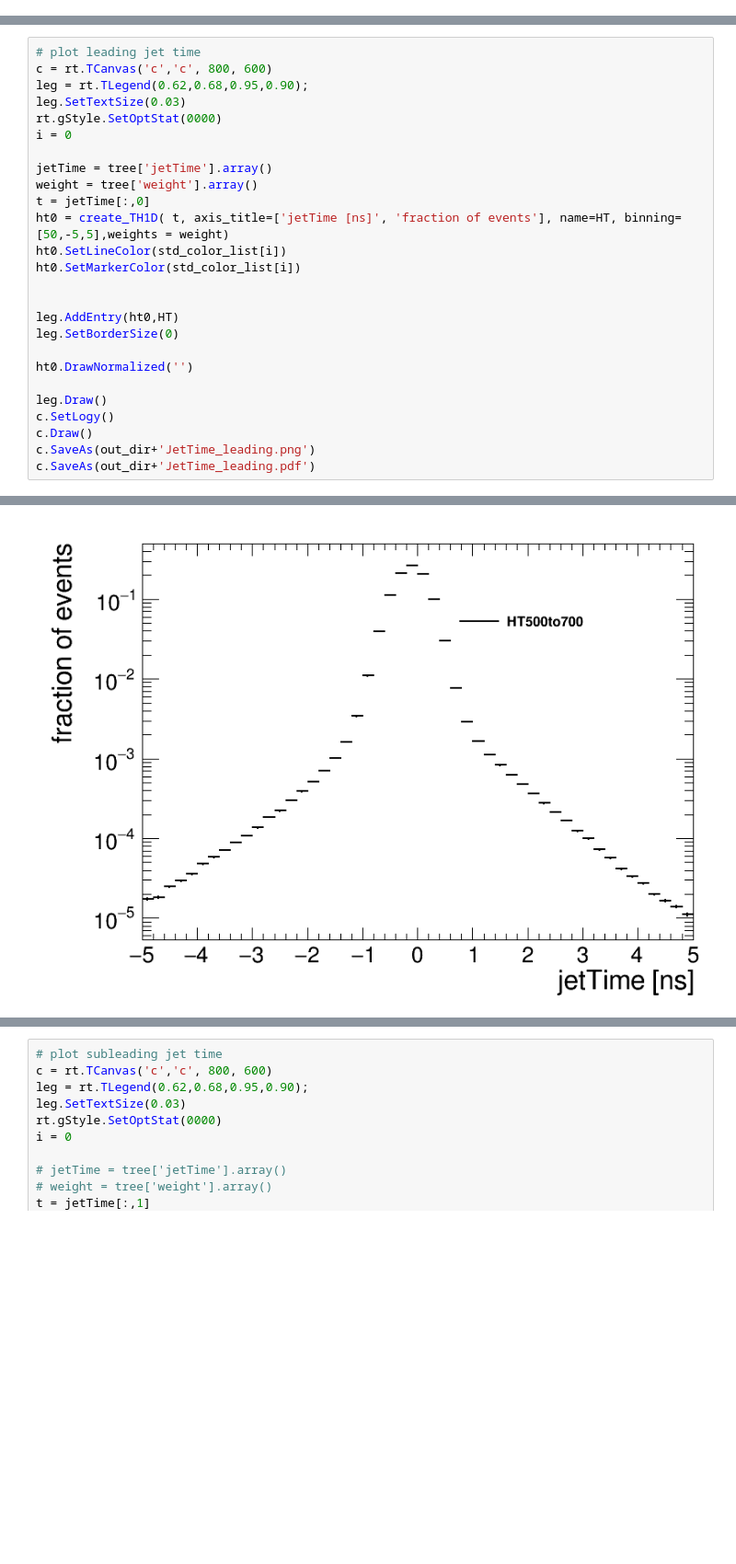
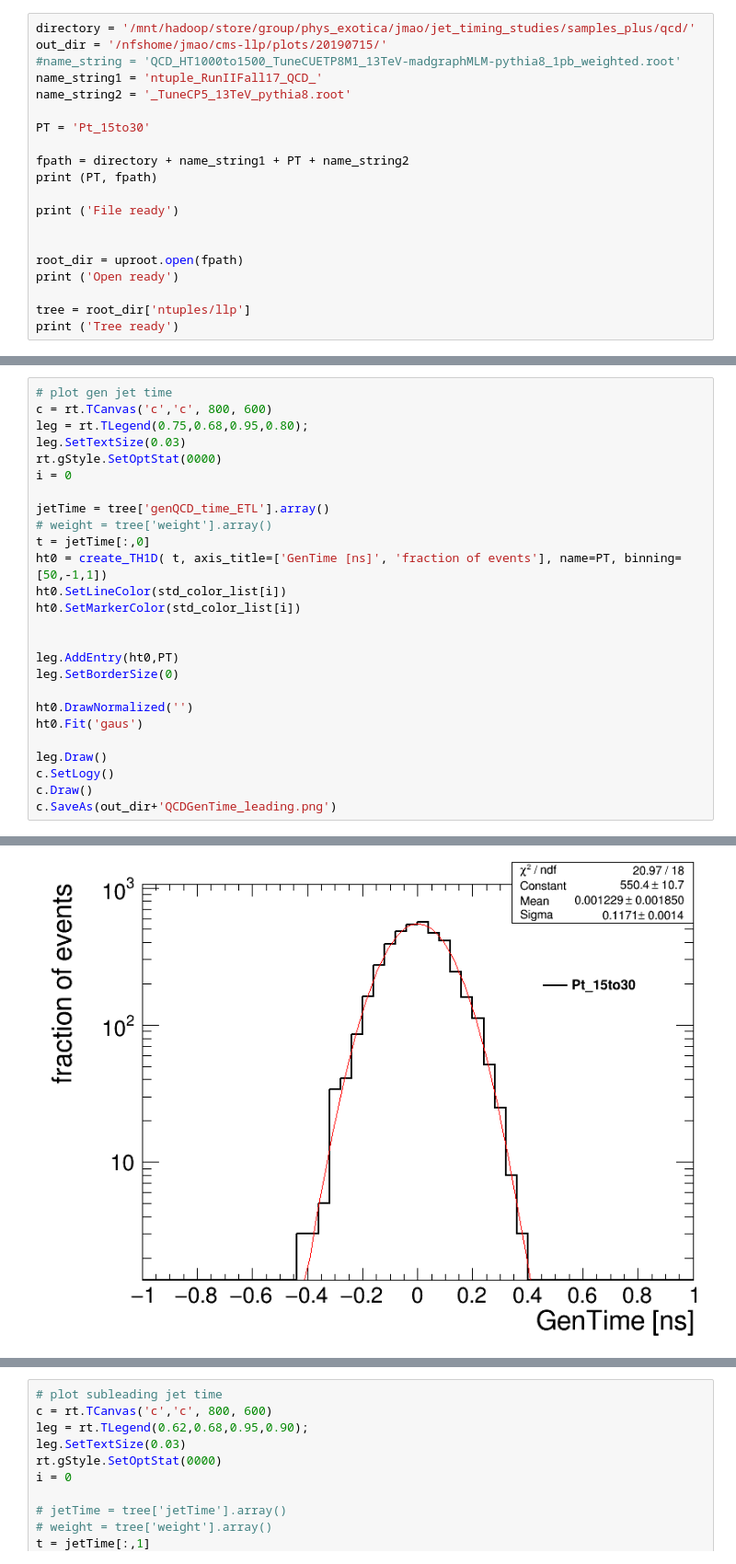
Before and after one commit to cms-lpc-llp/delayed_jet_analyzer, a Jupyter notebook: plot_scripts/event_selection/QCD_Inclusive_timing_study_193psBS_ETL.ipynb, the cells around one changed output, grey strips where cells are left out. Shown at 92% size. Drawn from its saved outputs; the diff is of its cells as text; blank space fills up the shorter version.

```diff
--- a/plot_scripts/event_selection/QCD_Inclusive_timing_study.ipynb
+++ b/plot_scripts/event_selection/QCD_Inclusive_timing_study_193psBS_ETL.ipynb
@@ -69,0 +27,20 @@ Tree ready
+# %%
+directory = '/mnt/hadoop/store/group/phys_exotica/jmao/jet_timing_studies/samples_plus/qcd/'
+out_dir = '/nfshome/jmao/cms-llp/plots/20190715/'
+#name_string = 'QCD_HT1000to1500_TuneCUETP8M1_13TeV-madgraphMLM-pythia8_1pb_weighted.root'
+name_string1 = 'ntuple_RunIIFall17_QCD_'
+name_string2 = '_TuneCP5_13TeV_pythia8.root'
+
+PT = 'Pt_15to30'
+
+fpath = directory + name_string1 + PT + name_string2
+print (PT, fpath)
+
+print ('File ready')
+
+
+root_dir = uproot.open(fpath)
+print ('Open ready')
+
+tree = root_dir['ntuples/llp']
+print ('Tree ready')
@@ -70,27 +54,27 @@ Tree ready
 # %%
-# plot leading jet time
+# plot gen jet time
 c = rt.TCanvas('c','c', 800, 600)
-leg = rt.TLegend(0.62,0.68,0.95,0.90);
+leg = rt.TLegend(0.75,0.68,0.95,0.80);
 leg.SetTextSize(0.03)
 rt.gStyle.SetOptStat(0000)
 i = 0
 
-jetTime = tree['jetTime'].array()
-weight = tree['weight'].array()
+jetTime = tree['genQCD_time_ETL'].array()
+# weight = tree['weight'].array()
 t = jetTime[:,0]
-ht0 = create_TH1D( t, axis_title=['jetTime [ns]', 'fraction of events'], name=HT, binning=[50,-5,5],weights = weight)
+ht0 = create_TH1D( t, axis_title=['GenTime [ns]', 'fraction of events'], name=PT, binning=[50,-1,1])
 ht0.SetLineColor(std_color_list[i])
 ht0.SetMarkerColor(std_color_list[i])
 
 
-leg.AddEntry(ht0,HT)
+leg.AddEntry(ht0,PT)
 leg.SetBorderSize(0)
 
 ht0.DrawNormalized('')
+ht0.Fit('gaus')
 
 leg.Draw()
 c.SetLogy()
 c.Draw()
-c.SaveAs(out_dir+'JetTime_leading.png')
-c.SaveAs(out_dir+'JetTime_leading.pdf')
+c.SaveAs(out_dir+'QCDGenTime_leading.png')
 # %% [output]
@@ -100 +91 @@ Info in <TCanvas::Print>: pdf file /nfshome/jmao/cms-llp/plots/20190506/JetTime_
-[figure, old version]
+[figure, new version]
```
Also changed, not shown: parts of 42 cells of this notebook, 1 other file.
